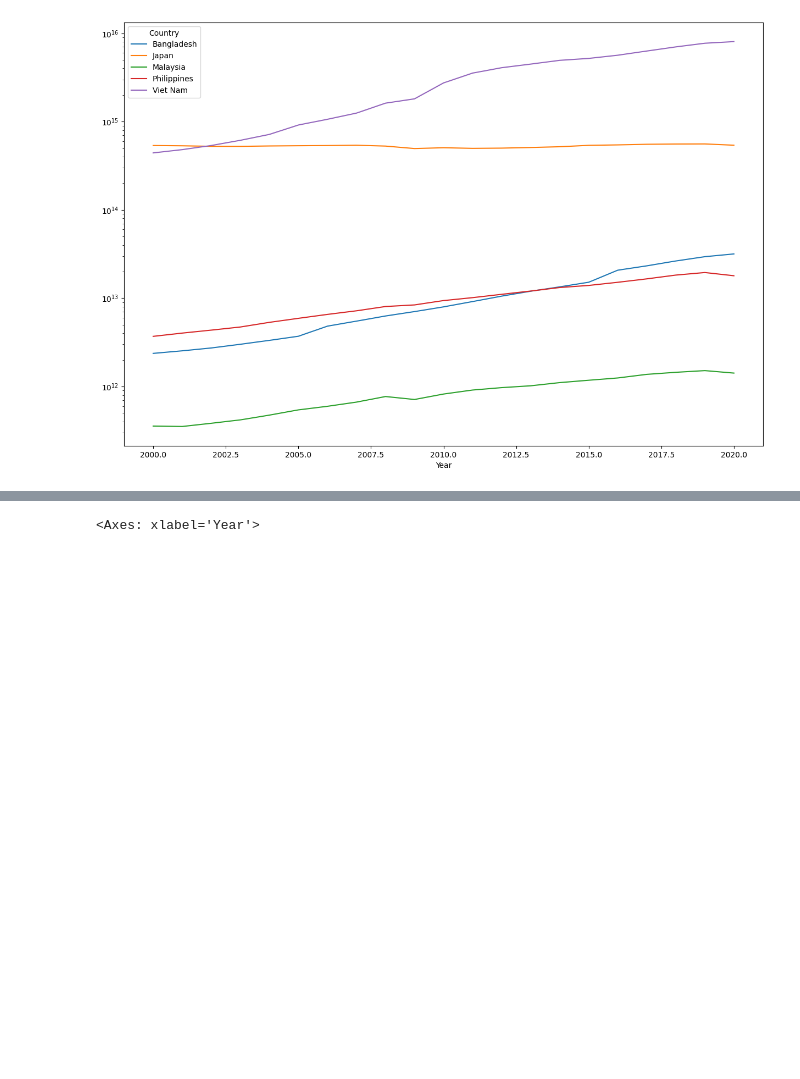
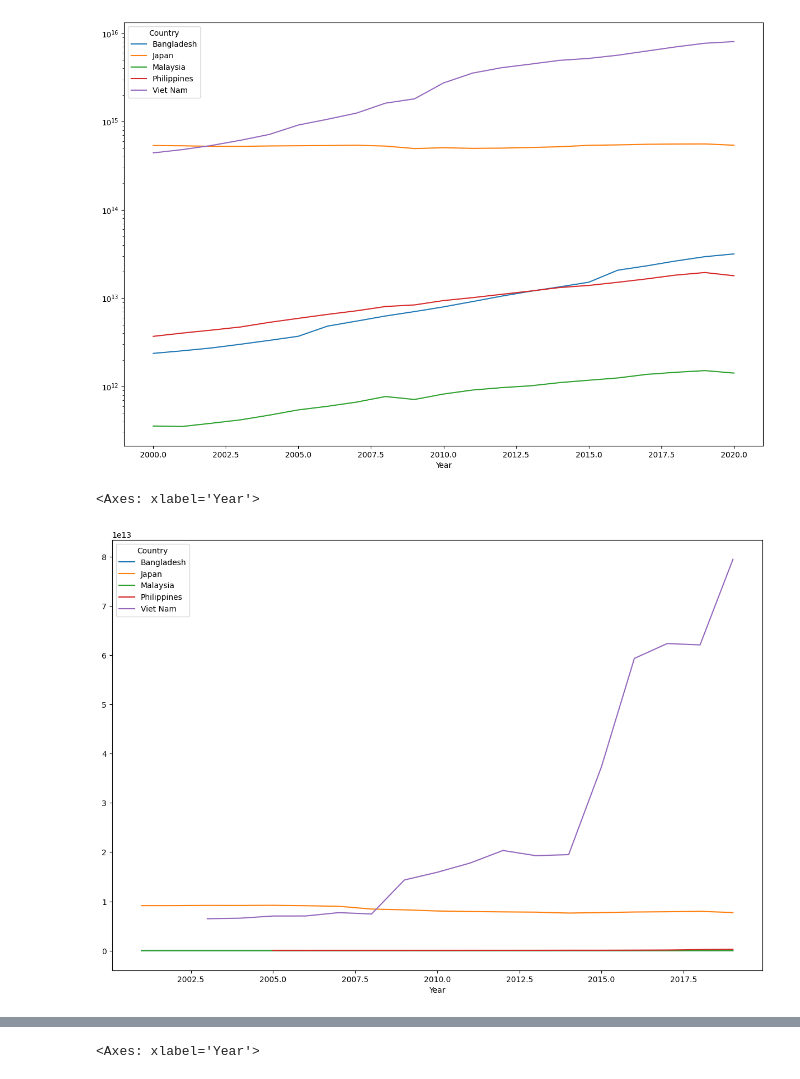
Before and after one commit to giakhang1906/Economic-Capstone, a Jupyter notebook: Empirical_Analysis.ipynb, the cells around one changed output, grey strips where cells are left out. Drawn from its saved outputs; the diff is of its cells as text; code cells hidden in the pictures; blank space fills up the shorter version.

```diff
--- a/Empirical_Analysis.ipynb
+++ b/Empirical_Analysis.ipynb
@@ -261,3 +261,11 @@ df_asia['Environmental Tax Revenue'] = df_asia['Environmental Taxes (% of GDP)']
 df_asia['Non-Renewable Energy Share'] = 100 - df_asia['Renewable Energy Share in Total Final Energy Consumption (%)']
 # Compute tax rate
 df_asia['Tax Rate'] = df_asia['Environmental Tax Revenue'] / df_asia['Non-Renewable Energy Share']
+# %%
+# Drop missing values
+df_asia = df_asia.dropna(subset = ['Tax Rate'])
+# Plot environmental tax rate over time
+df_asia.groupby(['Year', 'Country'])['Tax Rate'].sum().unstack().plot(kind = 'line', figsize = (15, 10))
+# %% [output]
+<Axes: xlabel='Year'>
+[figure, added]
```
Also changed, not shown: parts of 7 cells of this notebook.
